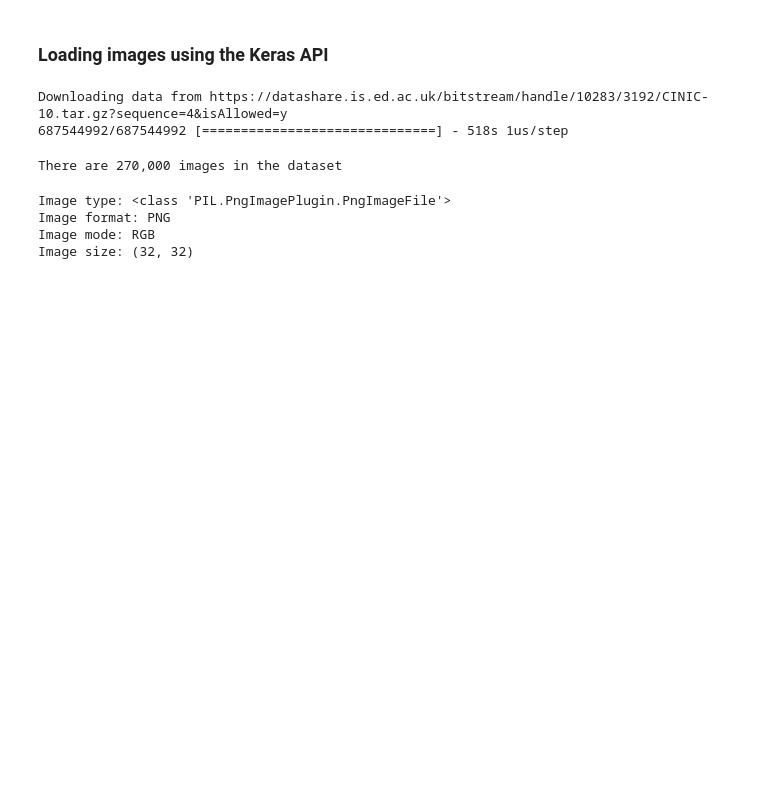
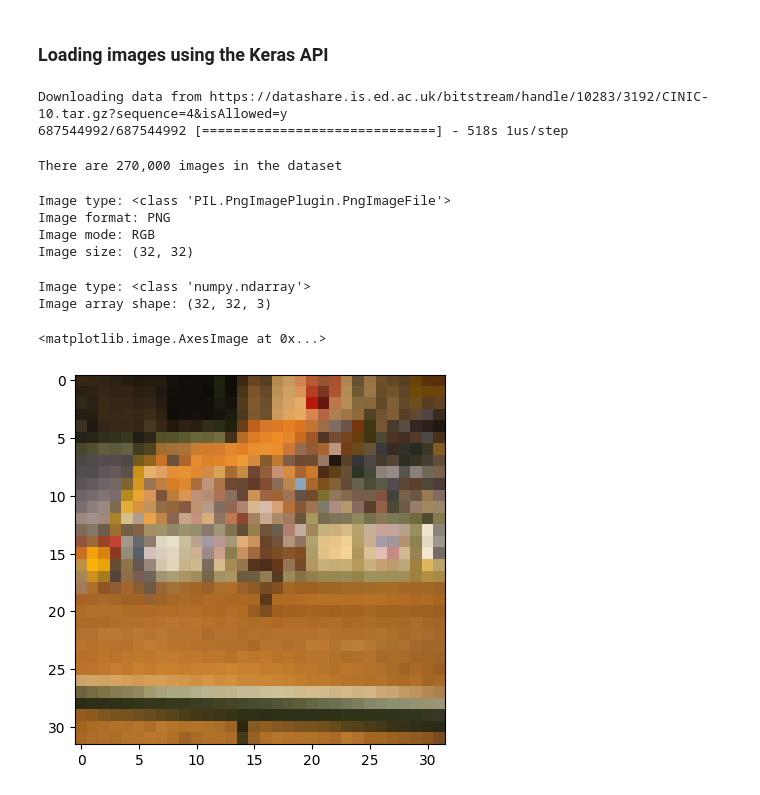
Before and after one commit to alvarohernandezalt/TF_ComputerVision, a Jupyter notebook: Ch01_GS_ComputerVision.ipynb, the cells around one changed output. Cells and saved outputs as stored; diff of their text form; code cells hidden in the pictures; blank space fills up the shorter version.

```diff
--- a/Ch01_GS_ComputerVision.ipynb
+++ b/Ch01_GS_ComputerVision.ipynb
@@ -190,3 +190,19 @@ Image type: <class 'PIL.PngImagePlugin.PngImageFile'>
 Image format: PNG
 Image mode: RGB
 Image size: (32, 32)
+# %%
+# Convert image to a numpy array
+
+sample_image_array = img_to_array(sample_image)
+print(f'Image type: {type(sample_image_array)}')
+print(f'Image array shape: {sample_image_array.shape}')
+# %% [output]
+Image type: <class 'numpy.ndarray'>
+Image array shape: (32, 32, 3)
+# %%
+# Display a image using `matplotlib`
+
+plt.imshow(sample_image_array / 255.0)
+# %% [output]
+<matplotlib.image.AxesImage at 0x...>
+[figure, added]
```
Also changed, not shown: parts of 2 cells of this notebook.
